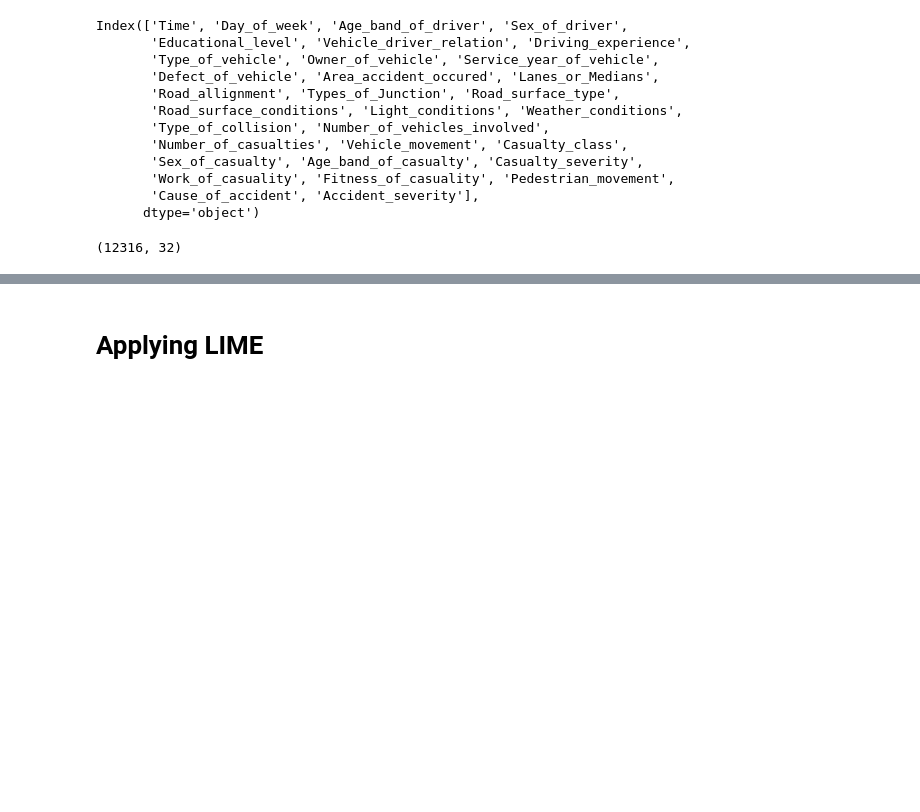
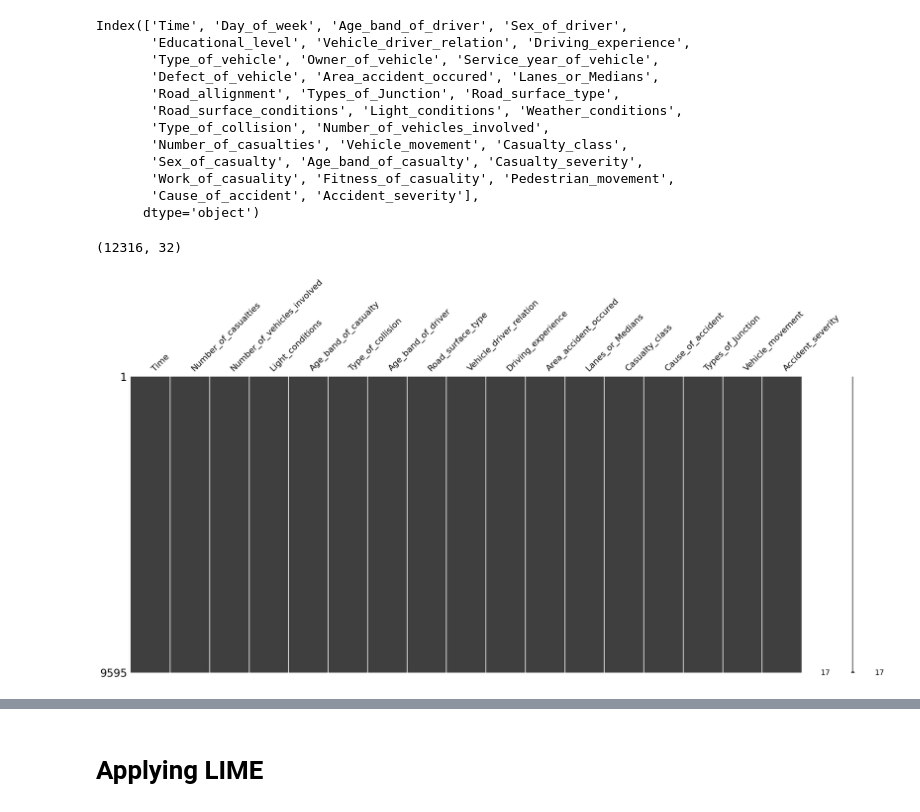
Before and after one commit to Shamamollick/C-.net, a Jupyter notebook: shap-rta-dataset.ipynb, the cells around one changed output, grey strips where cells are left out. Drawn from its saved outputs; the diff is of its cells as text; code cells hidden in the pictures; blank space fills up the shorter version.

```diff
--- a/shap-rta-dataset.ipynb
+++ b/shap-rta-dataset.ipynb
@@ -53 +73,9 @@ df.shape
+# %%
+import missingno as msno
+import matplotlib.pyplot as plt
+
+msno.matrix(df)
+plt.show()
+# %% [output]
+[figure, added]
 # %%
```
Also changed, not shown: parts of 12 cells of this notebook.
